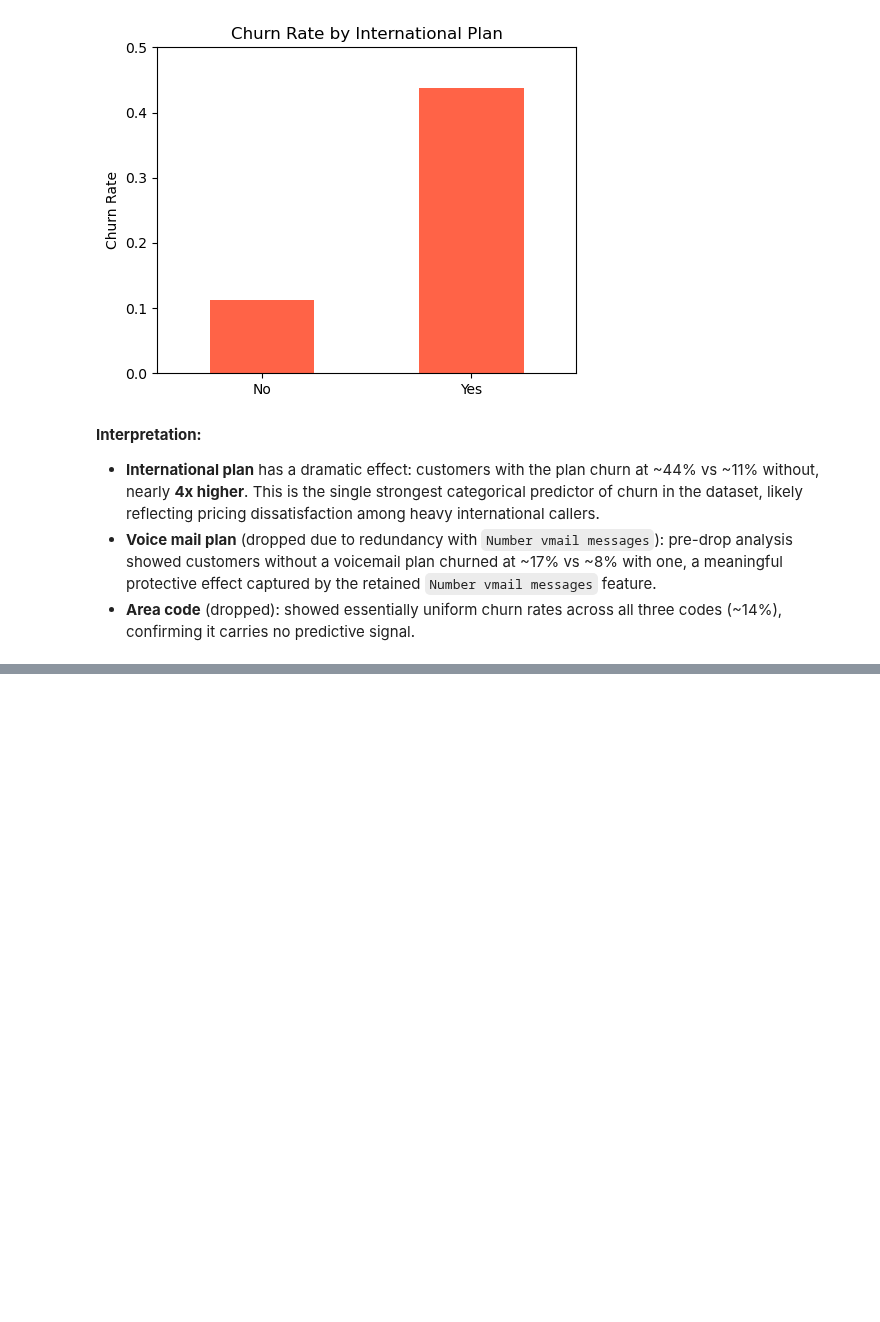
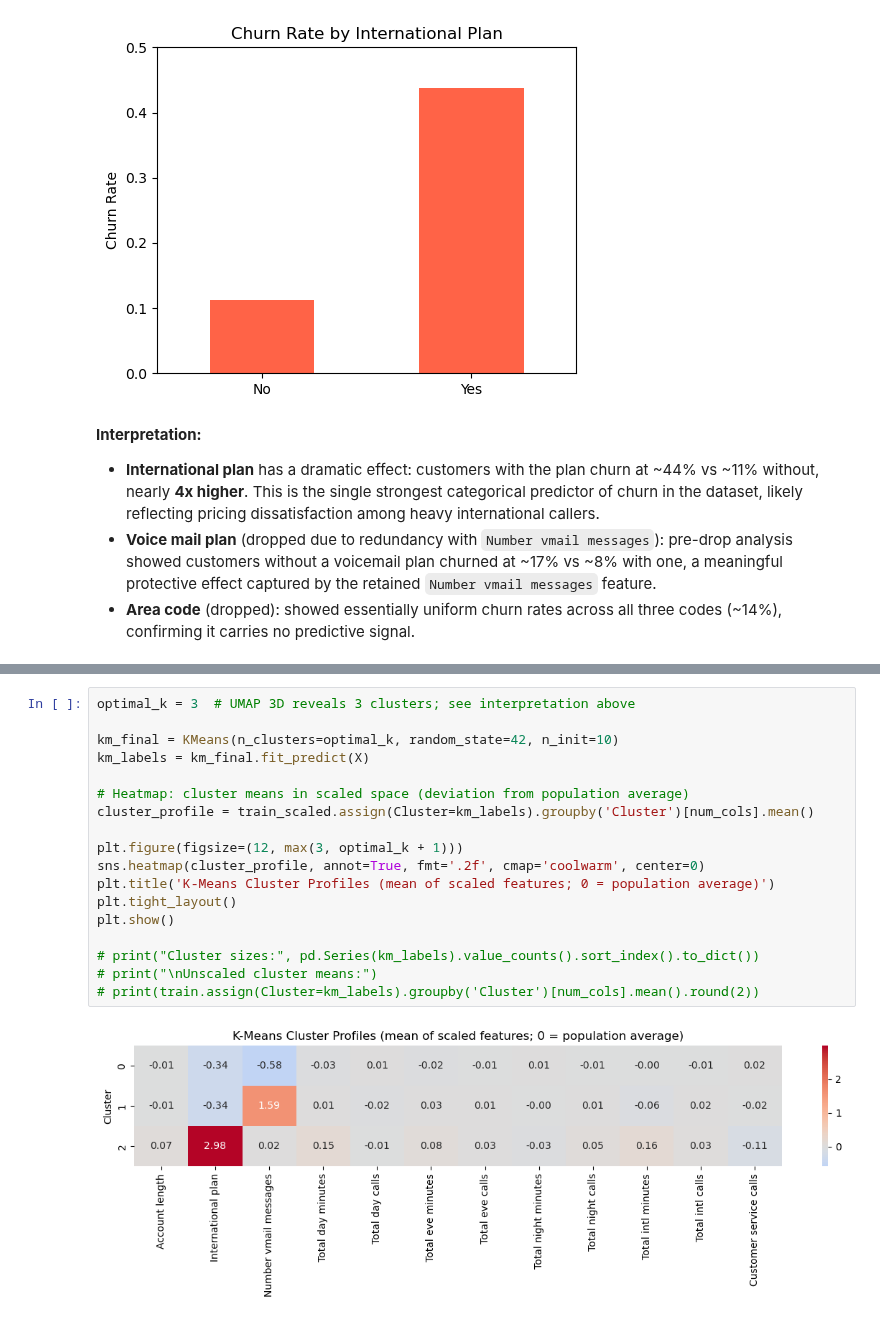
Before and after one commit to euph00/kddm_proj, a Jupyter notebook: project.ipynb, the cells around one changed output, grey strips where cells are left out. Drawn from its saved outputs; the diff is of its cells as text; blank space fills up the shorter version.

```diff
--- a/project.ipynb
+++ b/project.ipynb
@@ -332,0 +406,20 @@ plt.show()
+# %%
+optimal_k = 3  # UMAP 3D reveals 3 clusters; see interpretation above
+
+km_final = KMeans(n_clusters=optimal_k, random_state=42, n_init=10)
+km_labels = km_final.fit_predict(X)
+
+# Heatmap: cluster means in scaled space (deviation from population average)
+cluster_profile = train_scaled.assign(Cluster=km_labels).groupby('Cluster')[num_cols].mean()
+
+plt.figure(figsize=(12, max(3, optimal_k + 1)))
+sns.heatmap(cluster_profile, annot=True, fmt='.2f', cmap='coolwarm', center=0)
+plt.title('K-Means Cluster Profiles (mean of scaled features; 0 = population average)')
+plt.tight_layout()
+plt.show()
+
+# print("Cluster sizes:", pd.Series(km_labels).value_counts().sort_index().to_dict())
+# print("\nUnscaled cluster means:")
+# print(train.assign(Cluster=km_labels).groupby('Cluster')[num_cols].mean().round(2))
+# %% [output]
+[figure, added]
```
Also changed, not shown: parts of 13 cells of this notebook.
